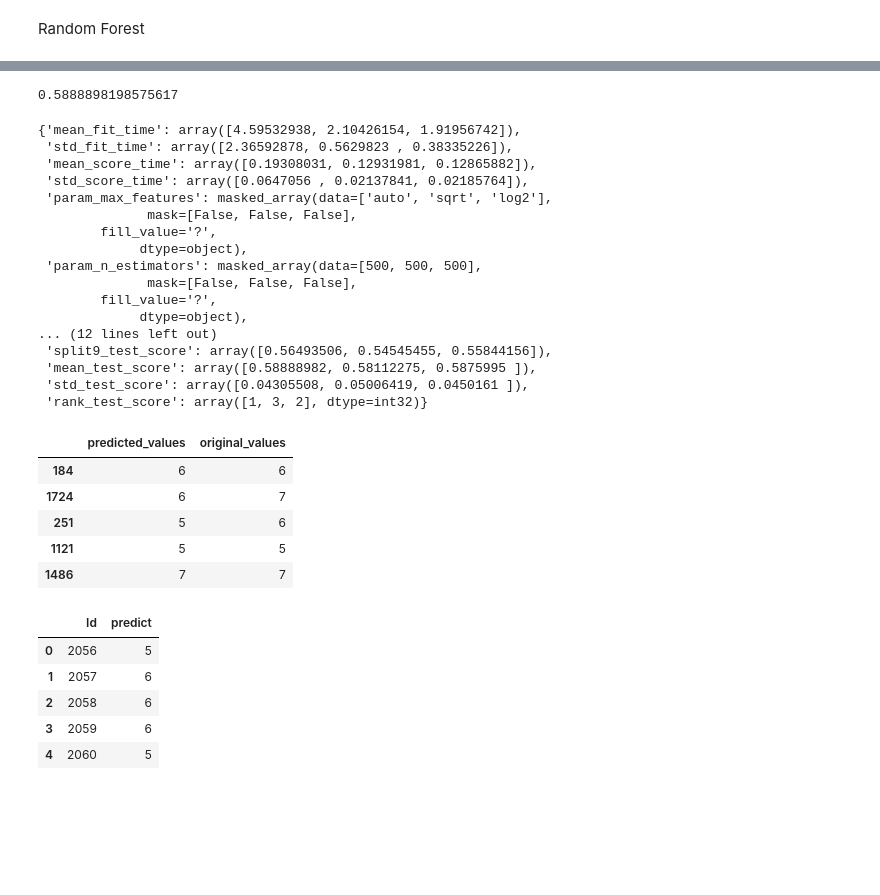
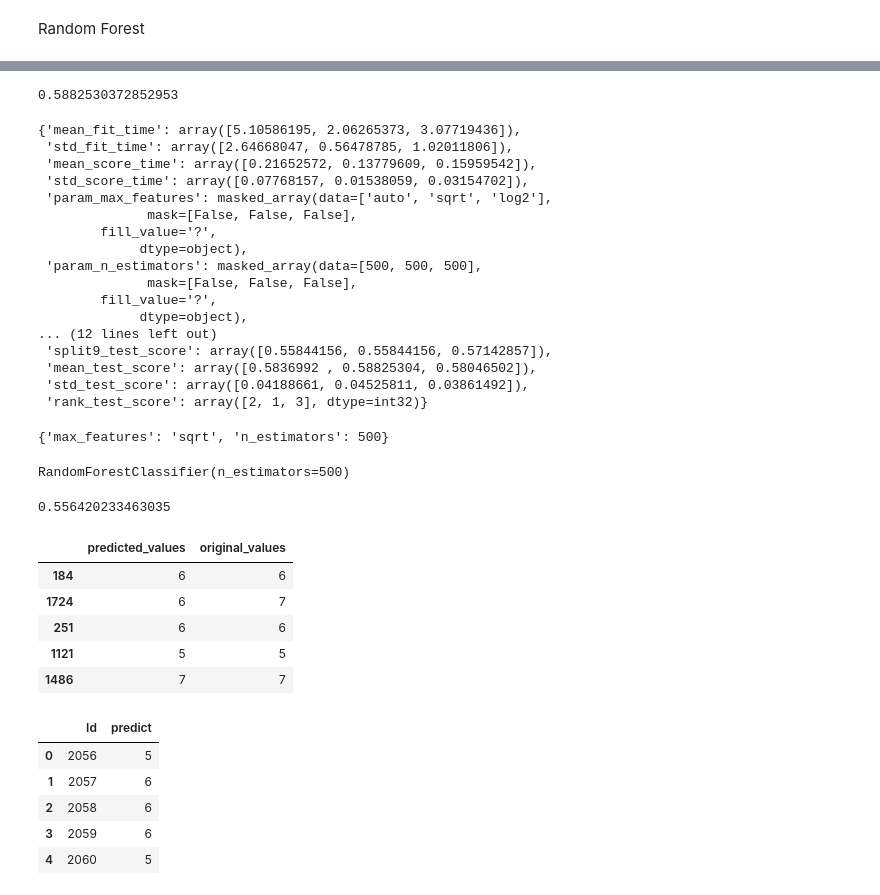
Before and after one commit to WineQualityAnalysis/WineQualityKaggle, a Jupyter notebook: Ordinal_Regression_with_Tabular_Wine_Quality_Dataset.ipynb, the cells around one changed output, grey strips where cells are left out. Saved outputs shown, nothing was run; the diff lists cells and outputs as text; code cells hidden in the pictures; blank space fills up the shorter version.

```diff
--- a/Ordinal_Regression_with_Tabular_Wine_Quality_Dataset.ipynb
+++ b/Ordinal_Regression_with_Tabular_Wine_Quality_Dataset.ipynb
@@ -32,15 +33,15 @@ Drive already mounted at /content/drive; to attempt to forcibly remount, call dr
 # %%
 # Import data set
 # train data set
-# train_ds_org = pd.read_csv('/content/sample_data/train.csv')
-train_ds_org = pd.read_csv('/content/drive/MyDrive/ColabDataset/wine/train.csv')
+train_ds_org = pd.read_csv('/content/sample_data/train.csv')
+#train_ds_org = pd.read_csv('/content/drive/MyDrive/ColabDataset/wine/train.csv')
 train_ds = train_ds_org.drop('Id', axis = 1)
 x_train = train_ds.drop('quality', axis = 1)
 y_train = train_ds['quality']
 
 # test data set
-# x_test_df1 = pd.read_csv('/content/sample_data/test.csv')
-x_test_df1 = pd.read_csv('/content/drive/MyDrive/ColabDataset/wine/test.csv')
+x_test_df1 = pd.read_csv('/content/sample_data/test.csv')
+#x_test_df1 = pd.read_csv('/content/drive/MyDrive/ColabDataset/wine/test.csv')
 x_test_df = x_test_df1.drop('Id', axis = 1)
 #y_test_df = pd.read_csv('/content/sample_data/sample_submission.csv')
 #y_test_df = y_test_df.drop('Id', axis = 1)
@@ -421,17 +435,18 @@ GridSearchCV(cv=10, estimator=RandomForestClassifier(n_jobs=-1),
              param_grid={'max_features': ['auto', 'sqrt', 'log2'],
                          'n_estimators': [500]},
              scoring='accuracy')
-# %%
-rand_fc.best_score_
-# %% [output]
-0.5888898198575617
+# %%
+# Finding the best Score ,complete results and best parameters for the RF model
+rand_fc.best_score_
+# %% [output]
+0.5882530372852953
 # %%
 rand_fc.cv_results_
 # %% [output]
-{'mean_fit_time': array([4.59532938, 2.10426154, 1.91956742]),
- 'std_fit_time': array([2.36592878, 0.5629823 , 0.38335226]),
- 'mean_score_time': array([0.19308031, 0.12931981, 0.12865882]),
- 'std_score_time': array([0.0647056 , 0.02137841, 0.02185764]),
+{'mean_fit_time': array([5.10586195, 2.06265373, 3.07719436]),
+ 'std_fit_time': array([2.64668047, 0.56478785, 1.02011806]),
+ 'mean_score_time': array([0.21652572, 0.13779609, 0.15959542]),
+ 'std_score_time': array([0.07768157, 0.01538059, 0.03154702]),
  'param_max_features': masked_array(data=['auto', 'sqrt', 'log2'],
               mask=[False, False, False],
         fill_value='?',
@@ -441,22 +456,33 @@ rand_fc.cv_results_
         fill_value='?',
              dtype=object),
 ... (12 lines left out)
- 'split9_test_score': array([0.56493506, 0.54545455, 0.55844156]),
- 'mean_test_score': array([0.58888982, 0.58112275, 0.5875995 ]),
- 'std_test_score': array([0.04305508, 0.05006419, 0.0450161 ]),
- 'rank_test_score': array([1, 3, 2], dtype=int32)}
+ 'split9_test_score': array([0.55844156, 0.55844156, 0.57142857]),
+ 'mean_test_score': array([0.5836992 , 0.58825304, 0.58046502]),
+ 'std_test_score': array([0.04188661, 0.04525811, 0.03861492]),
+ 'rank_test_score': array([2, 1, 3], dtype=int32)}
+# %%
+rand_fc.best_params_
+# %% [output]
+{'max_features': 'sqrt', 'n_estimators': 500}
+# %%
+Rand_f1=RandomForestClassifier(max_features = 'sqrt', n_estimators = 500)
+Rand_f1.fit(x_train,y_train)
+# %% [output]
+RandomForestClassifier(n_estimators=500)
 # %%
 #making the prediction for test data
-pred=rand_fc.predict(x_test)
+pred=Rand_f1.predict(x_test)
 accur=accuracy_score(pred,y_test)
+#print(accur)
 predicted_df = {'predicted_values': pred, 'original_values': y_test}
 #creating new dataframe
 pd.DataFrame(predicted_df).head(5)
 # %% [output]
+0.556420233463035
 |  | predicted_values | original_values |
 | 184 | 6 | 6 |
 | 1724 | 6 | 7 |
-| 251 | 5 | 6 |
+| 251 | 6 | 6 |
 | 1121 | 5 | 5 |
 | 1486 | 7 | 7 |
 # %%
```
Also changed, not shown: parts of 10 cells of this notebook.
